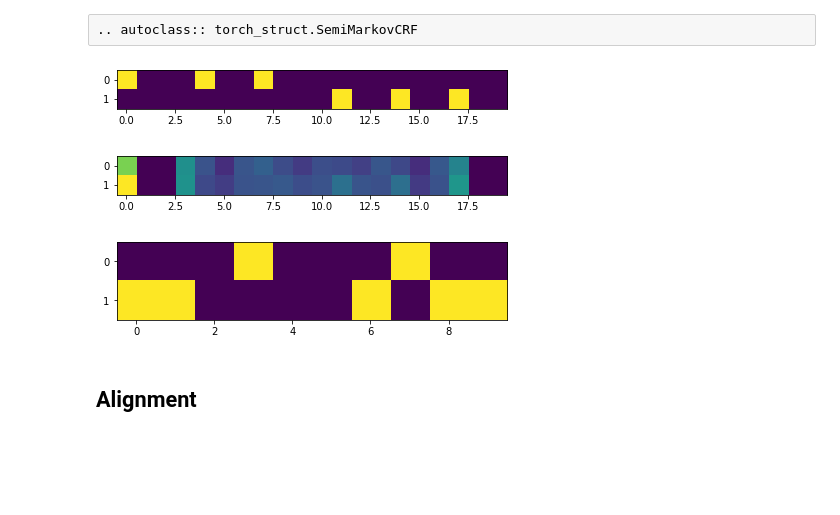
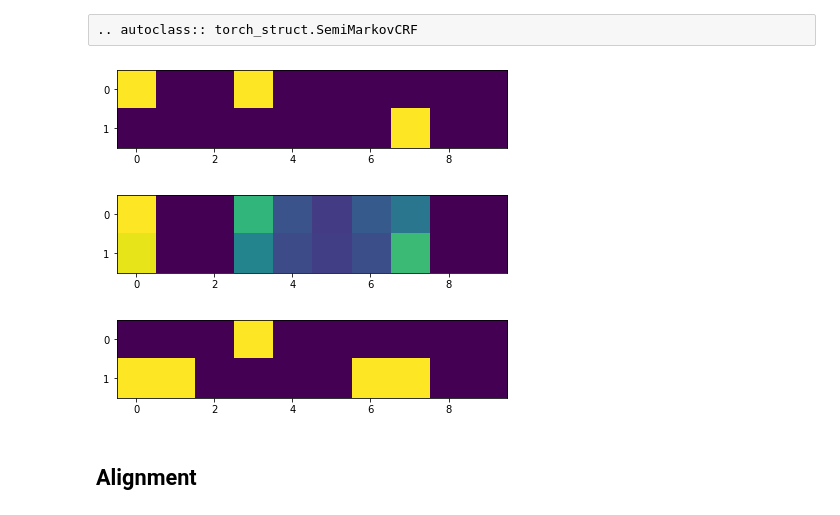
Before and after one commit to harvardnlp/pytorch-struct, a Jupyter notebook: docs/source/model.ipynb, the cells around one changed output. Cells and saved outputs as stored; diff of their text form; code cells hidden in the pictures; blank space fills up the shorter version.

```diff
--- a/docs/source/model.ipynb
+++ b/docs/source/model.ipynb
@@ -44,27 +56,27 @@ show_chain(event[0])
 # %% [raw]
 .. autoclass:: torch_struct.SemiMarkovCRF
 # %%
-batch, N, C, K = 3, 20, 2, 6
+batch, N, C, K = 3, 10, 2, 6
 def show_sm(chain):
     plt.imshow(chain.detach().sum(1).sum(-1).transpose(0, 1))
 
 # batch, N, K, z_n, z_n_1
 log_potentials = torch.rand(batch, N, K, C, C)
 log_potentials[:, :, :3] = -1e9
 dist = torch_struct.SemiMarkovCRF(log_potentials)
 show_sm(dist.argmax[0])
 # %% [output]
-[figure, old version]
+[figure, new version]
 # %%
 show_sm(dist.marginals[0])
 # %% [output]
-[figure, old version]
+[figure, new version]
 # %%
 # Use -1 for segments.
-event = dist.to_event(torch.tensor([[0, 1, -1, 1, -1, -1, 0, 1, 0, 1, 1]]), (2, 6))
+event = dist.to_event(torch.tensor([[0, 1, -1, 1, -1, -1, 0, 1,  1, -1, -1]]), (2, 6))
 show_sm(event[0])
 # %% [output]
-[figure, old version]
+[figure, new version]
 # %% [markdown]
 ## Alignment
 # %% [raw]
```
Also changed, not shown: parts of 37 cells of this notebook, 4 other files.
